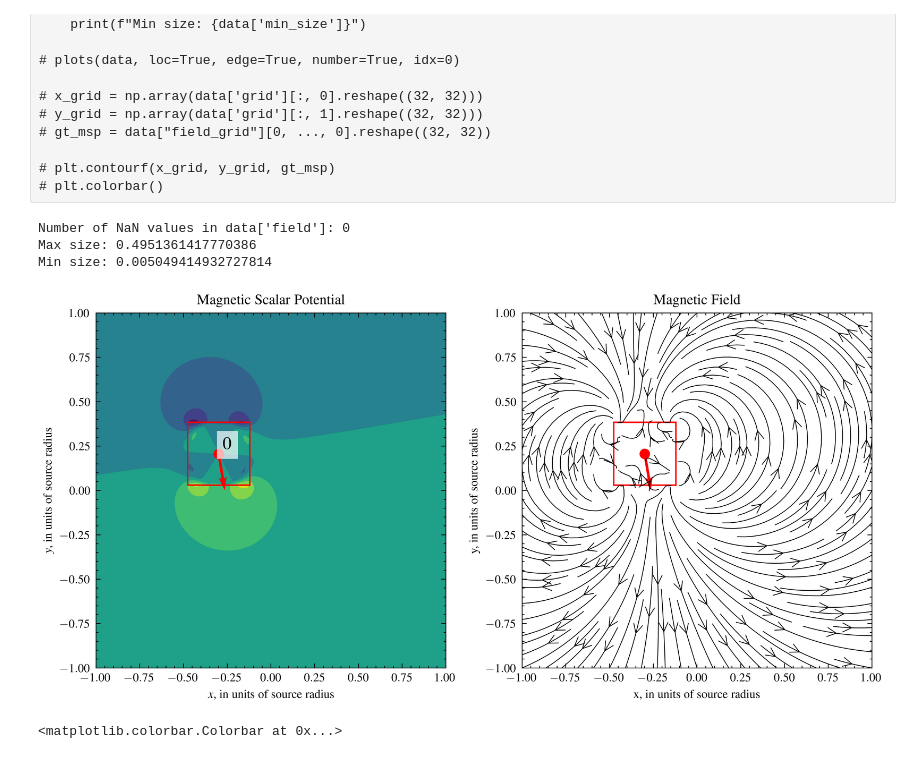
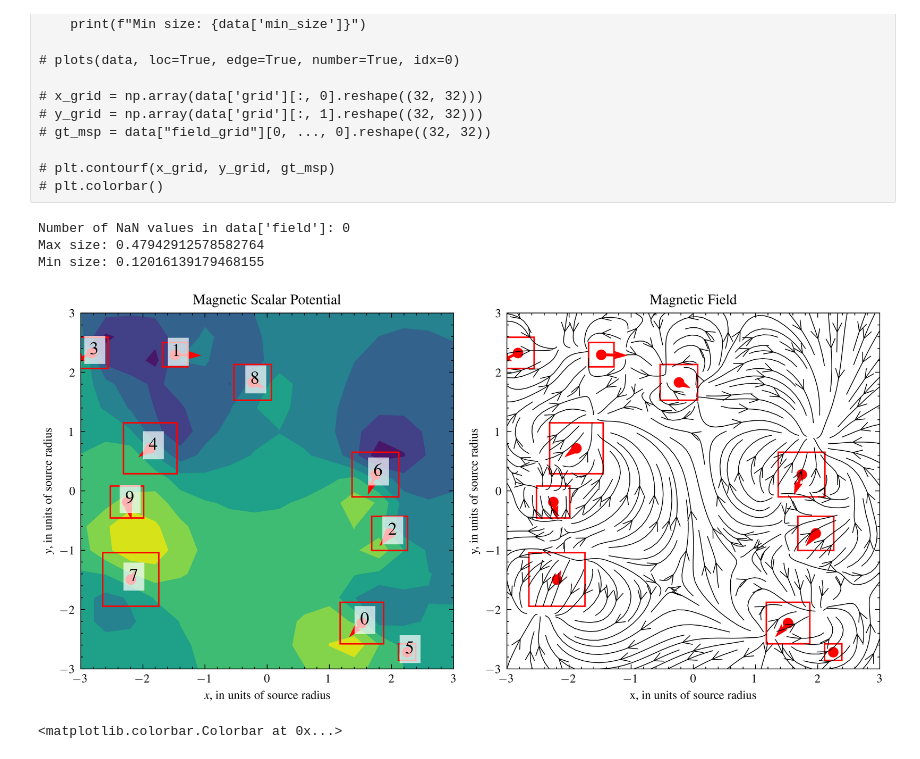
Before and after one commit to cmt-dtu-energy/hypermagnetics, a Jupyter notebook: nbs/check_dataset.ipynb, the cells around one changed output. Drawn from its saved outputs; the diff is of its cells as text; code cells hidden in the pictures.

Commit message:
TLMR - Begin eval

```diff
--- a/nbs/check_dataset.ipynb
+++ b/nbs/check_dataset.ipynb
@@ -28,20 +28,20 @@ for i in [10, 250, 500, 750, 1000, 1250]:
 # plt.contourf(x_grid, y_grid, gt_msp)
 # plt.colorbar()
 # %%
-name = "val_qt_dipole_res128_40_1020_1.h5"
-res = 128
-field_idx = 50
+name = "eval_overlap_prism_res16_42_100_10.h5"
+res = 16
+field_idx = 0
 data = read_db(name)
 nan_count = np.isnan(data["field"]).sum()
 print(f"Number of NaN values in data['field']: {nan_count}")
 print(f"Max size: {data['max_size']}")
 print(f"Min size: {data['min_size']}")
 plots(data, loc=True, edge=True, number=True, idx=field_idx)
 # %% [output]
 Number of NaN values in data['field']: 0
-Max size: 0.4951361417770386
-Min size: 0.005049414932727814
+Max size: 0.47942912578582764
+Min size: 0.12016139179468155
-[figure, old version]
+[figure, new version]
 # %%
 x_grid = np.array(data['grid'][:, 0].reshape((res, res)))
 y_grid = np.array(data['grid'][:, 1].reshape((res, res)))
```
Also changed, not shown: 3 other files.
